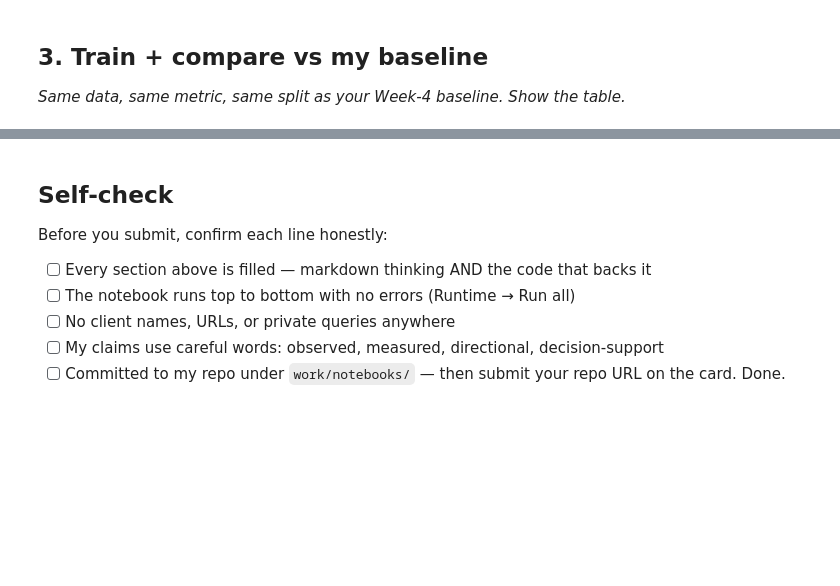
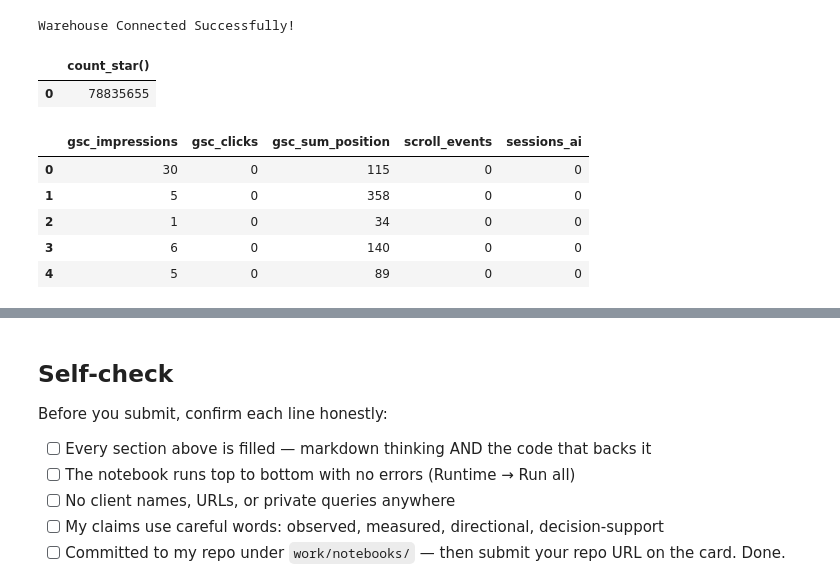
Before and after one commit to Mahnoor-Kalsoom/flyrank-ml-internship, a Jupyter notebook: work/notebooks/w05_model.ipynb, the cells around one changed output, grey strips where cells are left out. Cells and saved outputs as stored; diff of their text form; code cells hidden in the pictures; blank space fills up the shorter version.

```diff
--- a/work/notebooks/w05_model.ipynb
+++ b/work/notebooks/w05_model.ipynb
@@ -23,4 +42,65 @@ This skeleton is yours to fill. Work the sections **in order** — each one has
-# %% [markdown]
-## 3. Train + compare vs my baseline
-
-*Same data, same metric, same split as your Week-4 baseline. Show the table.*
+# %%
+import duckdb
+from google.colab import userdata
+
+# Read your Hugging Face token from Colab Secrets
+HF_TOKEN = userdata.get("HF_TOKEN")
+
+# Create DuckDB connection
+con = duckdb.connect()
+
+# Create Hugging Face secret
+con.execute(f"""
+CREATE OR REPLACE SECRET hf_secret (
+TYPE huggingface,
+TOKEN '{HF_TOKEN}'
+)
+""")
+
+# Dataset path
+REL = "hf://datasets/FlyRank/internship-warehouse"
+
+print("Warehouse Connected Successfully!")
+# %% [output]
+Warehouse Connected Successfully!
+# %%
+con.sql(f"""
+SELECT COUNT(*)
+FROM read_parquet(
+'{REL}/fact_content_daily_performance/**/*.parquet'
+)
+""").df()
+# %% [output]
+|  | count_star() |
+| 0 | 78835655 |
+# %%
+import pandas as pd
+
+query = f"""
+SELECT
+
+gsc_impressions,
+gsc_clicks,
+gsc_sum_position,
+scroll_events,
+sessions_ai
+
+FROM read_parquet(
+'{REL}/fact_content_daily_performance/**/*.parquet'
+)
+
+WHERE month='2025-01'
+
+AND gsc_data_available IS TRUE
+"""
+
+df = con.sql(query).df()
+
+df.head()
+# %% [output]
+|  | gsc_impressions | gsc_clicks | gsc_sum_position | scroll_events | sessions_ai |
+| 0 | 30 | 0 | 115 | 0 | 0 |
+| 1 | 5 | 0 | 358 | 0 | 0 |
+| 2 | 1 | 0 | 34 | 0 | 0 |
+| 3 | 6 | 0 | 140 | 0 | 0 |
+| 4 | 5 | 0 | 89 | 0 | 0 |
```
Also changed, not shown: parts of 16 cells of this notebook.
